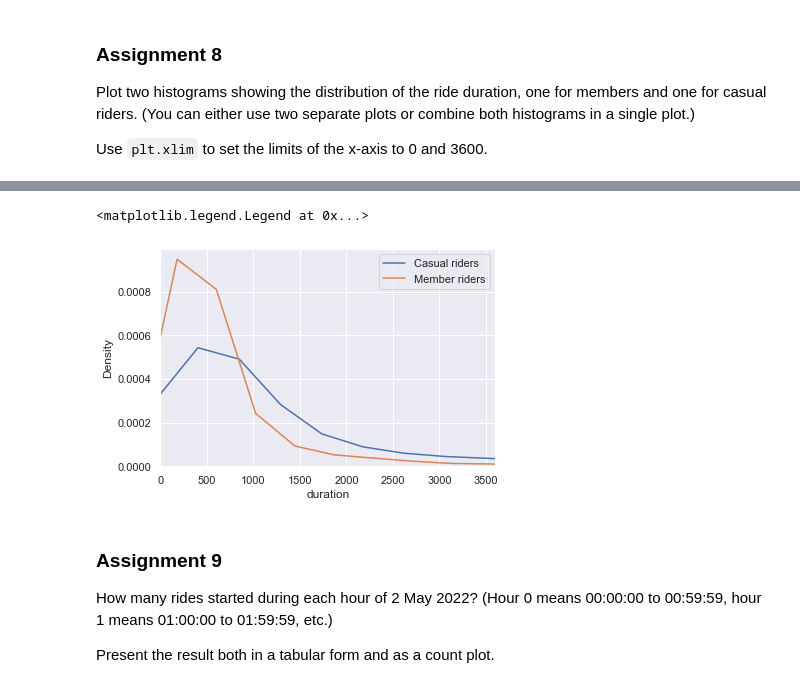
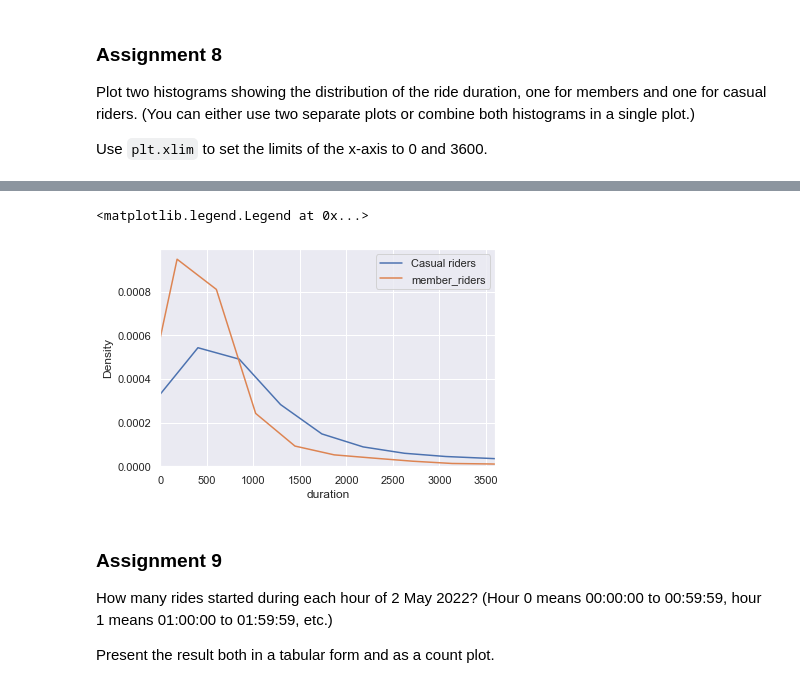
Before and after one commit to adamsky777/Data_Management_-_Python, a Jupyter notebook: problem_sets/Citibikes_Week12_problem .ipynb, the cells around one changed output, grey strips where cells are left out. Drawn from its saved outputs; the diff is of its cells as text; code cells hidden in the pictures.

```diff
--- a/problem_sets/Citibikes_Week12_problem .ipynb
+++ b/problem_sets/Citibikes_Week12_problem .ipynb
@@ -178,26 +194,34 @@ Use `plt.xlim` to set the limits of the x-axis to 0 and 3600.
 # %%
 citibikes_df = pd.read_csv('jc-202205-citibike.csv')
+
+
+
 
 
 casual_riders = citibikes_df[citibikes_df['member_casual']== 'casual']
 member_riders = citibikes_df[citibikes_df['member_casual']== 'member']
 
 
 
 
+fig, ax = plt.subplots() # use it to plot them together.
 
-fig, ax = plt.subplots()
+#fig, ax = plt.subplots(1,2)
 
-sns.kdeplot(casual_riders['duration'], ax=ax)
+sns.kdeplot(casual_riders['duration'], ax=ax) # one with the
 sns.kdeplot(member_riders['duration'], ax=ax)
+#sns.histplot(casual_riders, x='duration', ax=ax[0])
+plt.xlim(0,3600)
+plt.legend(labels=["Casual riders", "member_riders"])
 
-plt.xlim(0,3600)
-plt.legend(labels=["Casual riders","Member riders"])
-
-#(citibikes_df.groupby('member_casual').agg(sum_ride_duration=('duration','sum'))).sort_values(by="sum_ride_duration", ascending=False)
+#sns.histplot(member_riders, x='duration', ax=ax[1])
+#sns.histplot(casual_riders['Duration'], ax=ax)
+#plt.xlim(0,3600)
+#plt.legend(labels=["Member riders"])
+#p1.show()#(citibikes_df.groupby('member_casual').agg(sum_ride_duration=('duration','sum'))).sort_values(by="sum_ride_duration", ascending=False)
 # %% [output]
 <matplotlib.legend.Legend at 0x...>
-[figure, old version]
+[figure, new version]
 # %% [markdown]
 ### Assignment 9
 
```
Also changed, not shown: parts of 2 cells of this notebook.
